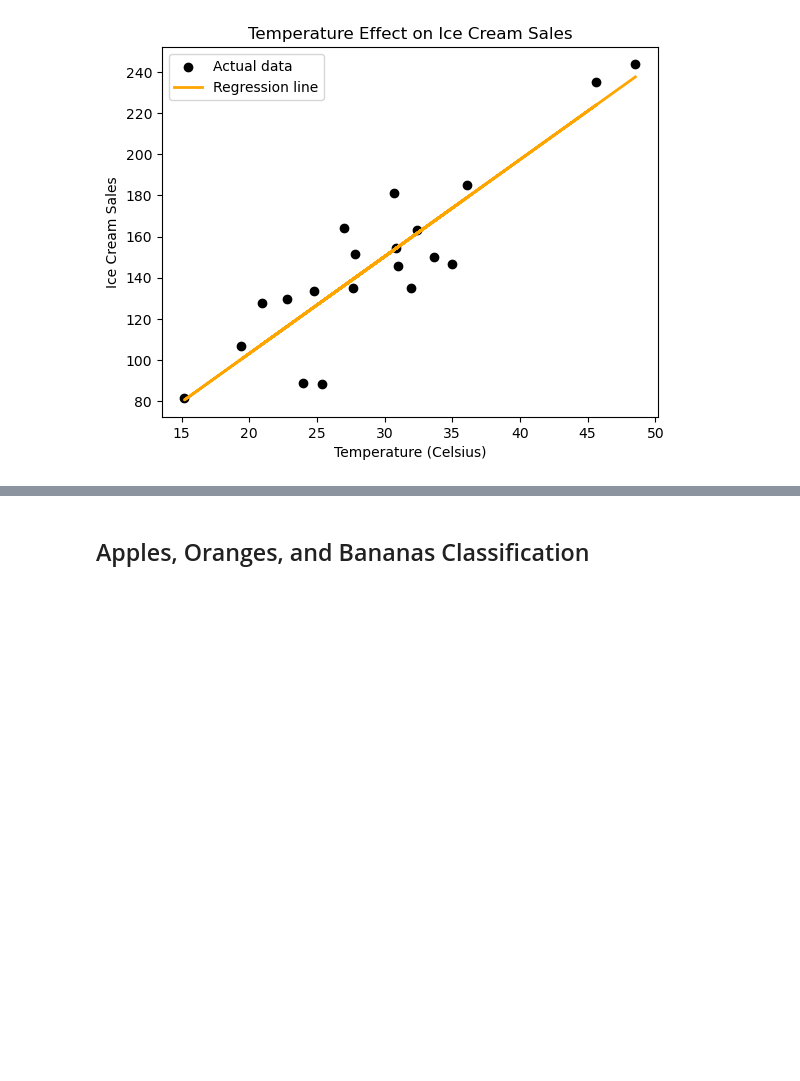
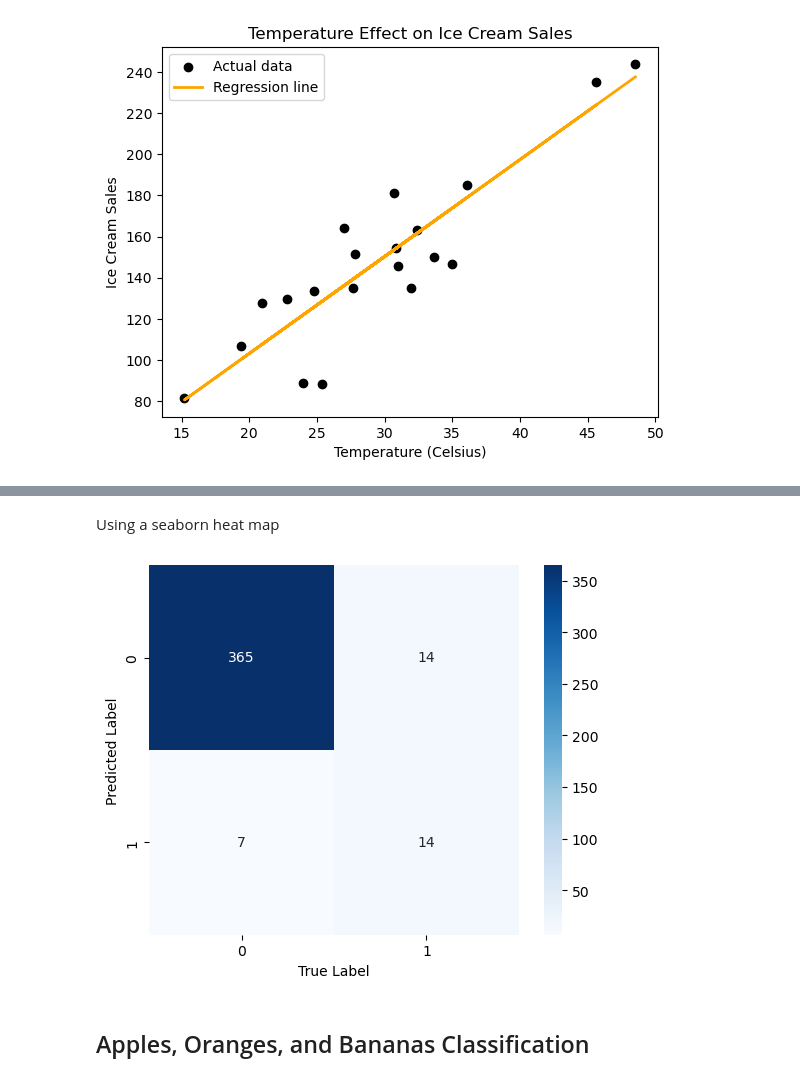
Before and after one commit to jwmathis/SSE591_Project5, a Jupyter notebook: Project5.ipynb, the cells around one changed output, grey strips where cells are left out. Cells and saved outputs as stored; diff of their text form; code cells hidden in the pictures; blank space fills up the shorter version.

```diff
--- a/Project5.ipynb
+++ b/Project5.ipynb
@@ -64,3 +139,14 @@ plt.legend();
+# %% [markdown]
+Using a seaborn heat map
+# %%
+from sklearn.metrics import confusion_matrix
+import seaborn as sns
+mat = confusion_matrix(ytest, ypred)
+sns.heatmap(mat.T, square=True, annot=True, fmt='d', cmap='Blues', cbar=True);
+plt.xlabel('True Label')
+plt.ylabel('Predicted Label');
+# %% [output]
+[figure, added]
 # %% [markdown]
 ## Apples, Oranges, and Bananas Classification
 # %%
```
Also changed, not shown: parts of 20 cells of this notebook.
